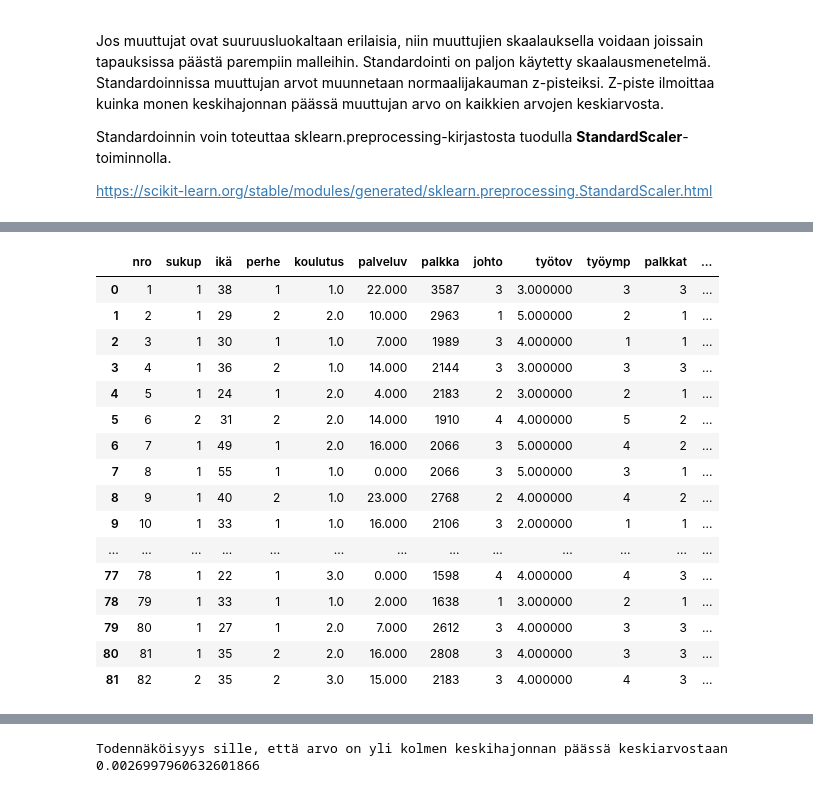
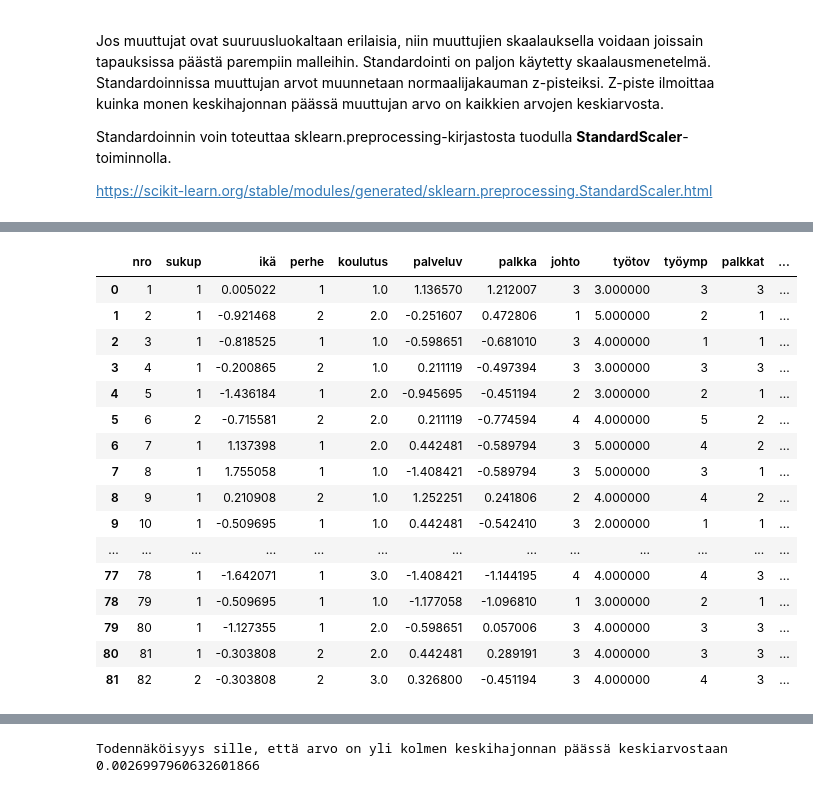
Before and after one commit to taanila/koneoppiminen, a Jupyter notebook: datan_valmistelu.ipynb, the cells around one changed output, grey strips where cells are left out. Saved outputs shown, nothing was run; the diff lists cells and outputs as text; code cells hidden in the pictures.

```diff
--- a/datan_valmistelu.ipynb
+++ b/datan_valmistelu.ipynb
@@ -188,22 +160,26 @@ df_scaled
 # %%
-# Tässä standardoin palkan omaksi muuttujakseen
-df2['palkka_s'] = pd.DataFrame(scaler.fit_transform(df2[['palkka']]))
+from sklearn.preprocessing import StandardScaler
+
+scaler = StandardScaler()
+
+# Tässä standardoin iän, palkan ja palveluvuodet
+df2[['ikä', 'palkka', 'palveluv']] = pd.DataFrame(scaler.fit_transform(df2[['ikä', 'palkka', 'palveluv']]))
 df2
 # %% [output]
 |  | nro | sukup | ikä | perhe | koulutus | palveluv | palkka | johto | työtov | työymp | palkkat | ... |
-| 0 | 1 | 1 | 38 | 1 | 1.0 | 22.000 | 3587 | 3 | 3.000000 | 3 | 3 | ... |
-| 1 | 2 | 1 | 29 | 2 | 2.0 | 10.000 | 2963 | 1 | 5.000000 | 2 | 1 | ... |
-| 2 | 3 | 1 | 30 | 1 | 1.0 | 7.000 | 1989 | 3 | 4.000000 | 1 | 1 | ... |
-| 3 | 4 | 1 | 36 | 2 | 1.0 | 14.000 | 2144 | 3 | 3.000000 | 3 | 3 | ... |
-| 4 | 5 | 1 | 24 | 1 | 2.0 | 4.000 | 2183 | 2 | 3.000000 | 2 | 1 | ... |
-| 5 | 6 | 2 | 31 | 2 | 2.0 | 14.000 | 1910 | 4 | 4.000000 | 5 | 2 | ... |
-| 6 | 7 | 1 | 49 | 1 | 2.0 | 16.000 | 2066 | 3 | 5.000000 | 4 | 2 | ... |
-| 7 | 8 | 1 | 55 | 1 | 1.0 | 0.000 | 2066 | 3 | 5.000000 | 3 | 1 | ... |
-| 8 | 9 | 1 | 40 | 2 | 1.0 | 23.000 | 2768 | 2 | 4.000000 | 4 | 2 | ... |
-| 9 | 10 | 1 | 33 | 1 | 1.0 | 16.000 | 2106 | 3 | 2.000000 | 1 | 1 | ... |
+| 0 | 1 | 1 | 0.005022 | 1 | 1.0 | 1.136570 | 1.212007 | 3 | 3.000000 | 3 | 3 | ... |
+| 1 | 2 | 1 | -0.921468 | 2 | 2.0 | -0.251607 | 0.472806 | 1 | 5.000000 | 2 | 1 | ... |
+| 2 | 3 | 1 | -0.818525 | 1 | 1.0 | -0.598651 | -0.681010 | 3 | 4.000000 | 1 | 1 | ... |
+| 3 | 4 | 1 | -0.200865 | 2 | 1.0 | 0.211119 | -0.497394 | 3 | 3.000000 | 3 | 3 | ... |
+| 4 | 5 | 1 | -1.436184 | 1 | 2.0 | -0.945695 | -0.451194 | 2 | 3.000000 | 2 | 1 | ... |
+| 5 | 6 | 2 | -0.715581 | 2 | 2.0 | 0.211119 | -0.774594 | 4 | 4.000000 | 5 | 2 | ... |
+| 6 | 7 | 1 | 1.137398 | 1 | 2.0 | 0.442481 | -0.589794 | 3 | 5.000000 | 4 | 2 | ... |
+| 7 | 8 | 1 | 1.755058 | 1 | 1.0 | -1.408421 | -0.589794 | 3 | 5.000000 | 3 | 1 | ... |
+| 8 | 9 | 1 | 0.210908 | 2 | 1.0 | 1.252251 | 0.241806 | 2 | 4.000000 | 4 | 2 | ... |
+| 9 | 10 | 1 | -0.509695 | 1 | 1.0 | 0.442481 | -0.542410 | 3 | 2.000000 | 1 | 1 | ... |
 | ... | ... | ... | ... | ... | ... | ... | ... | ... | ... | ... | ... | ... |
-| 77 | 78 | 1 | 22 | 1 | 3.0 | 0.000 | 1598 | 4 | 4.000000 | 4 | 3 | ... |
-| 78 | 79 | 1 | 33 | 1 | 1.0 | 2.000 | 1638 | 1 | 3.000000 | 2 | 1 | ... |
-| 79 | 80 | 1 | 27 | 1 | 2.0 | 7.000 | 2612 | 3 | 4.000000 | 3 | 3 | ... |
-| 80 | 81 | 1 | 35 | 2 | 2.0 | 16.000 | 2808 | 3 | 4.000000 | 3 | 3 | ... |
-| 81 | 82 | 2 | 35 | 2 | 3.0 | 15.000 | 2183 | 3 | 4.000000 | 4 | 3 | ... |
+| 77 | 78 | 1 | -1.642071 | 1 | 3.0 | -1.408421 | -1.144195 | 4 | 4.000000 | 4 | 3 | ... |
+| 78 | 79 | 1 | -0.509695 | 1 | 1.0 | -1.177058 | -1.096810 | 1 | 3.000000 | 2 | 1 | ... |
+| 79 | 80 | 1 | -1.127355 | 1 | 2.0 | -0.598651 | 0.057006 | 3 | 4.000000 | 3 | 3 | ... |
+| 80 | 81 | 1 | -0.303808 | 2 | 2.0 | 0.442481 | 0.289191 | 3 | 4.000000 | 3 | 3 | ... |
+| 81 | 82 | 2 | -0.303808 | 2 | 3.0 | 0.326800 | -0.451194 | 3 | 4.000000 | 4 | 3 | ... |
```
Also changed, not shown: parts of 26 cells of this notebook.
